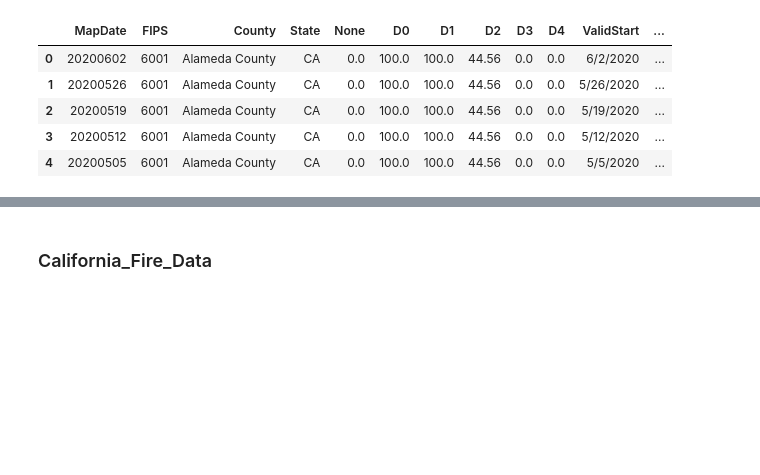
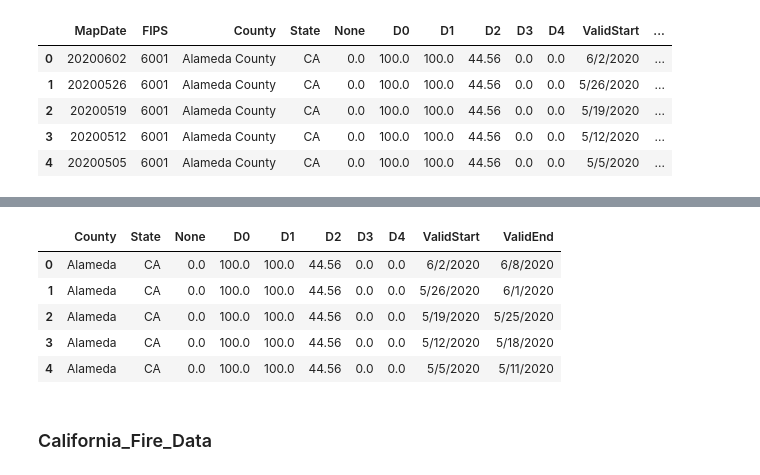
Before and after one commit to ericpiper/etl, a Jupyter notebook: etl_project.ipynb, the cells around one changed output, grey strips where cells are left out. Drawn from its saved outputs; the diff is of its cells as text; code cells hidden in the pictures; blank space fills up the shorter version.

Commit message:
cleaning and formatting data

```diff
--- a/etl_project.ipynb
+++ b/etl_project.ipynb
@@ -28,6 +43,20 @@ drought_df.describe()
 | 50% | 2.016092e+07 | 6058.000000 | 0.000000 | 100.000000 | 99.040000 | 0.590000 | 0.000000 | 0.000000 | 1.0 |
 | 75% | 2.018073e+07 | 6087.000000 | 90.682500 | 100.000000 | 100.000000 | 100.000000 | 91.910000 | 0.000000 | 1.0 |
 | max | 2.020060e+07 | 6115.000000 | 100.000000 | 100.000000 | 100.000000 | 100.000000 | 100.000000 | 100.000000 | 1.0 |
+# %%
+# Drop columns
+drought_df = drought_df.drop(columns=['MapDate','StatisticFormatID','FIPS'])
+# %%
+# Removed county from county names
+drought_df['County'] = drought_df['County'].str.replace(r'County', '')
+drought_df.head()
+# %% [output]
+|  | County | State | None | D0 | D1 | D2 | D3 | D4 | ValidStart | ValidEnd |
+| 0 | Alameda | CA | 0.0 | 100.0 | 100.0 | 44.56 | 0.0 | 0.0 | 6/2/2020 | 6/8/2020 |
+| 1 | Alameda | CA | 0.0 | 100.0 | 100.0 | 44.56 | 0.0 | 0.0 | 5/26/2020 | 6/1/2020 |
+| 2 | Alameda | CA | 0.0 | 100.0 | 100.0 | 44.56 | 0.0 | 0.0 | 5/19/2020 | 5/25/2020 |
+| 3 | Alameda | CA | 0.0 | 100.0 | 100.0 | 44.56 | 0.0 | 0.0 | 5/12/2020 | 5/18/2020 |
+| 4 | Alameda | CA | 0.0 | 100.0 | 100.0 | 44.56 | 0.0 | 0.0 | 5/5/2020 | 5/11/2020 |
 # %% [markdown]
 ### California_Fire_Data
 # %%
```
Also changed, not shown: parts of 6 cells of this notebook.
